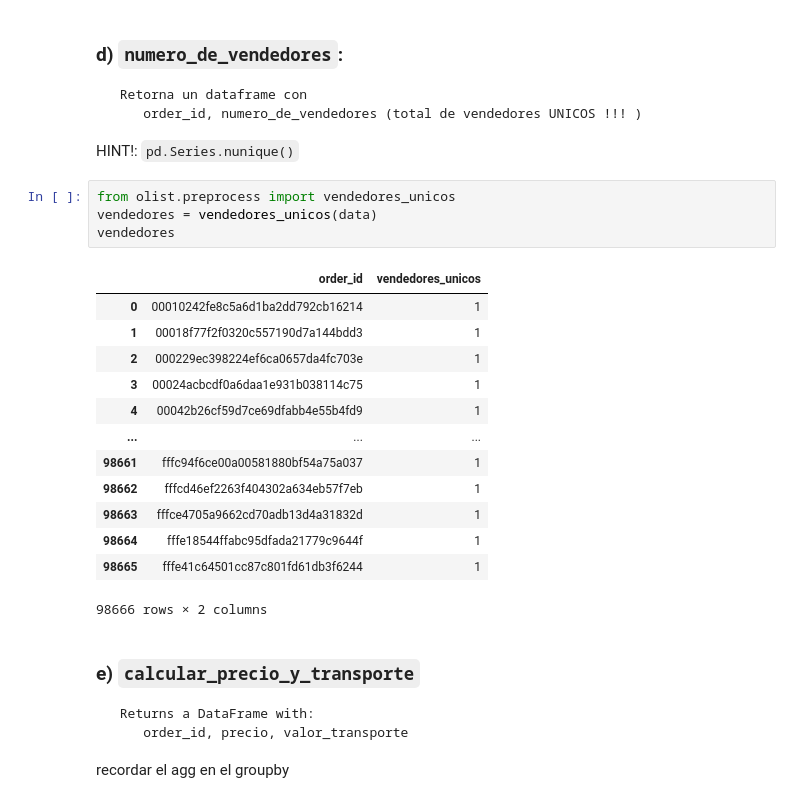
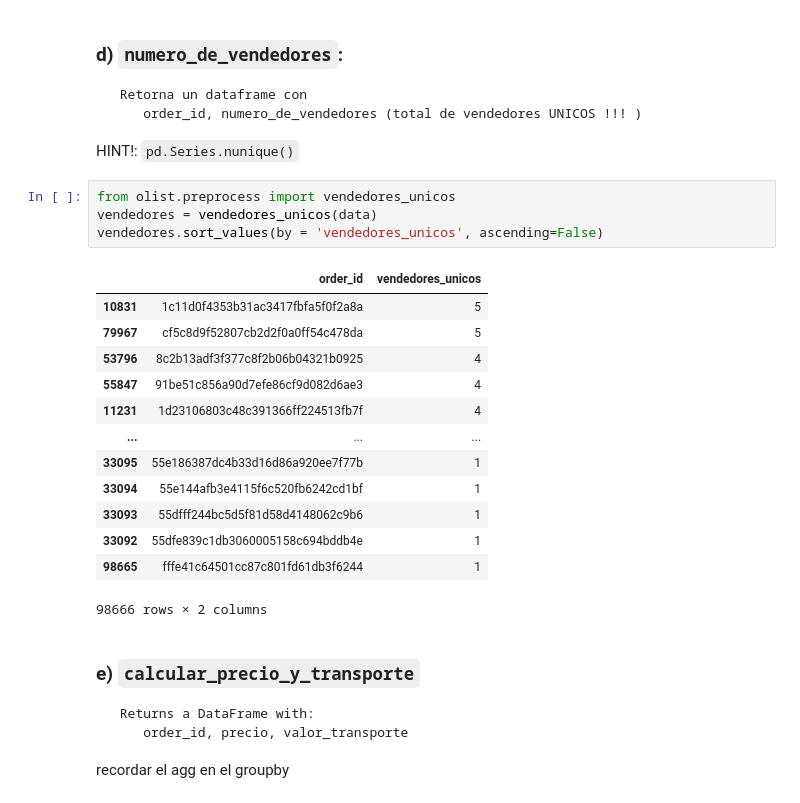
Before and after one commit to adelgado24/UCEMA_POO, a Jupyter notebook: 07-entrenamiento/orders.ipynb, the cells around one changed output. Cells and saved outputs as stored; diff of their text form.

```diff
--- a/07-entrenamiento/orders.ipynb
+++ b/07-entrenamiento/orders.ipynb
@@ -241,19 +321,19 @@ HINT!:
 # %%
 from olist.preprocess import vendedores_unicos
 vendedores = vendedores_unicos(data)
-vendedores
+vendedores.sort_values(by = 'vendedores_unicos', ascending=False)
 # %% [output]
 |  | order_id | vendedores_unicos |
-| 0 | 00010242fe8c5a6d1ba2dd792cb16214 | 1 |
-| 1 | 00018f77f2f0320c557190d7a144bdd3 | 1 |
-| 2 | 000229ec398224ef6ca0657da4fc703e | 1 |
-| 3 | 00024acbcdf0a6daa1e931b038114c75 | 1 |
-| 4 | 00042b26cf59d7ce69dfabb4e55b4fd9 | 1 |
+| 10831 | 1c11d0f4353b31ac3417fbfa5f0f2a8a | 5 |
+| 79967 | cf5c8d9f52807cb2d2f0a0ff54c478da | 5 |
+| 53796 | 8c2b13adf3f377c8f2b06b04321b0925 | 4 |
+| 55847 | 91be51c856a90d7efe86cf9d082d6ae3 | 4 |
+| 11231 | 1d23106803c48c391366ff224513fb7f | 4 |
 | ... | ... | ... |
-| 98661 | fffc94f6ce00a00581880bf54a75a037 | 1 |
-| 98662 | fffcd46ef2263f404302a634eb57f7eb | 1 |
-| 98663 | fffce4705a9662cd70adb13d4a31832d | 1 |
-| 98664 | fffe18544ffabc95dfada21779c9644f | 1 |
+| 33095 | 55e186387dc4b33d16d86a920ee7f77b | 1 |
+| 33094 | 55e144afb3e4115f6c520fb6242cd1bf | 1 |
+| 33093 | 55dfff244bc5d5f81d58d4148062c9b6 | 1 |
+| 33092 | 55dfe839c1db3060005158c694bddb4e | 1 |
 | 98665 | fffe41c64501cc87c801fd61db3f6244 | 1 |
 98666 rows × 2 columns
 # %% [markdown]
```
Also changed, not shown: parts of 14 cells of this notebook, 1 other file.
